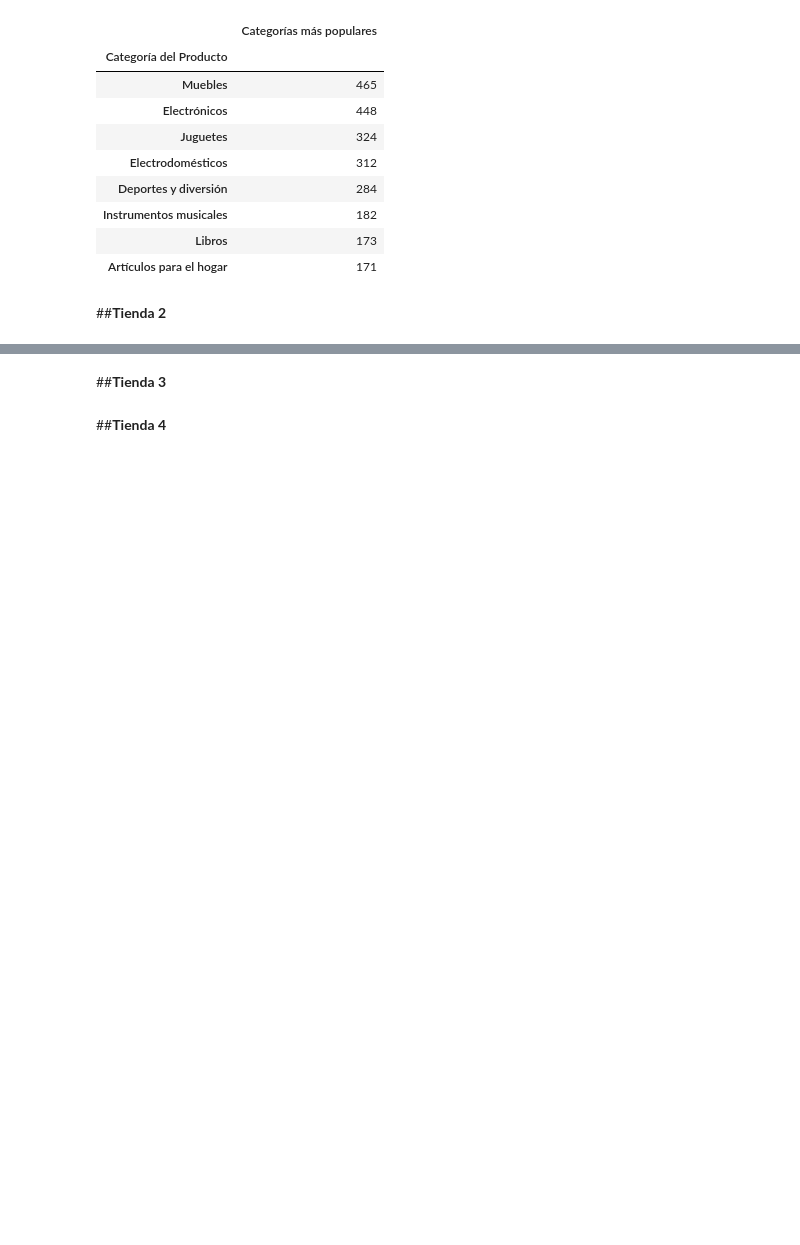
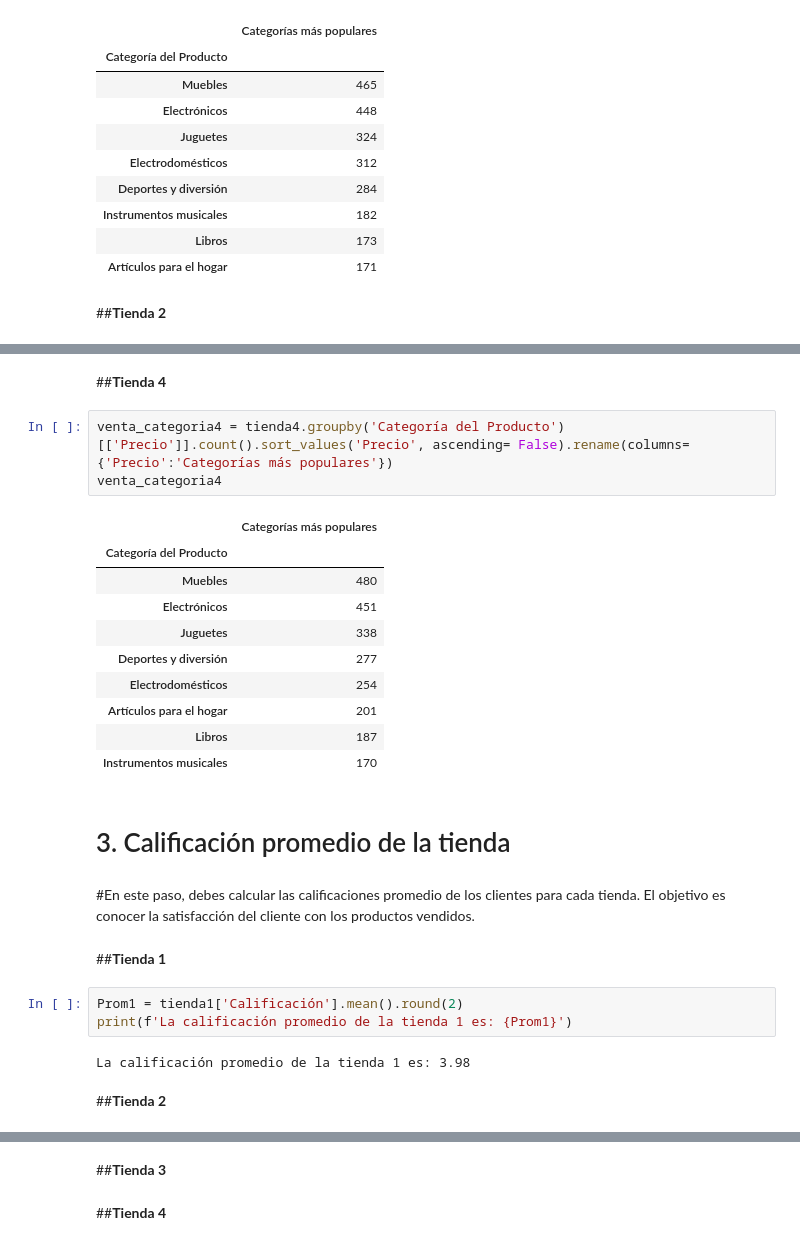
Before and after one commit to Fvargasv/Desafio-Alura-Store, a Jupyter notebook: AluraStoreLatam.ipynb, the cells around one changed output, grey strips where cells are left out. Saved outputs shown, nothing was run; the diff lists cells and outputs as text; blank space fills up the shorter version.

```diff
--- a/AluraStoreLatam.ipynb
+++ b/AluraStoreLatam.ipynb
@@ -254,0 +285,29 @@ venta_categoria1
+# %% [markdown]
+##**Tienda 4**
+# %%
+venta_categoria4 = tienda4.groupby('Categoría del Producto')[['Precio']].count().sort_values('Precio', ascending= False).rename(columns={'Precio':'Categorías más populares'})
+venta_categoria4
+# %% [output]
+|  | Categorías más populares |
+| Categoría del Producto |  |
+| Muebles | 480 |
+| Electrónicos | 451 |
+| Juguetes | 338 |
+| Deportes y diversión | 277 |
+| Electrodomésticos | 254 |
+| Artículos para el hogar | 201 |
+| Libros | 187 |
+| Instrumentos musicales | 170 |
+# %% [markdown]
+# 3. Calificación promedio de la tienda
+# %% [markdown]
+#En este paso, debes calcular las calificaciones promedio de los clientes para cada tienda. El objetivo es conocer la satisfacción del cliente con los productos vendidos.
+# %% [markdown]
+##**Tienda 1**
+# %%
+Prom1 = tienda1['Calificación'].mean().round(2)
+print(f'La calificación promedio de la tienda 1 es: {Prom1}')
+# %% [output]
+La calificación promedio de la tienda 1 es: 3.98
+# %% [markdown]
+##**Tienda 2**
```
Also changed, not shown: parts of 14 cells of this notebook.
